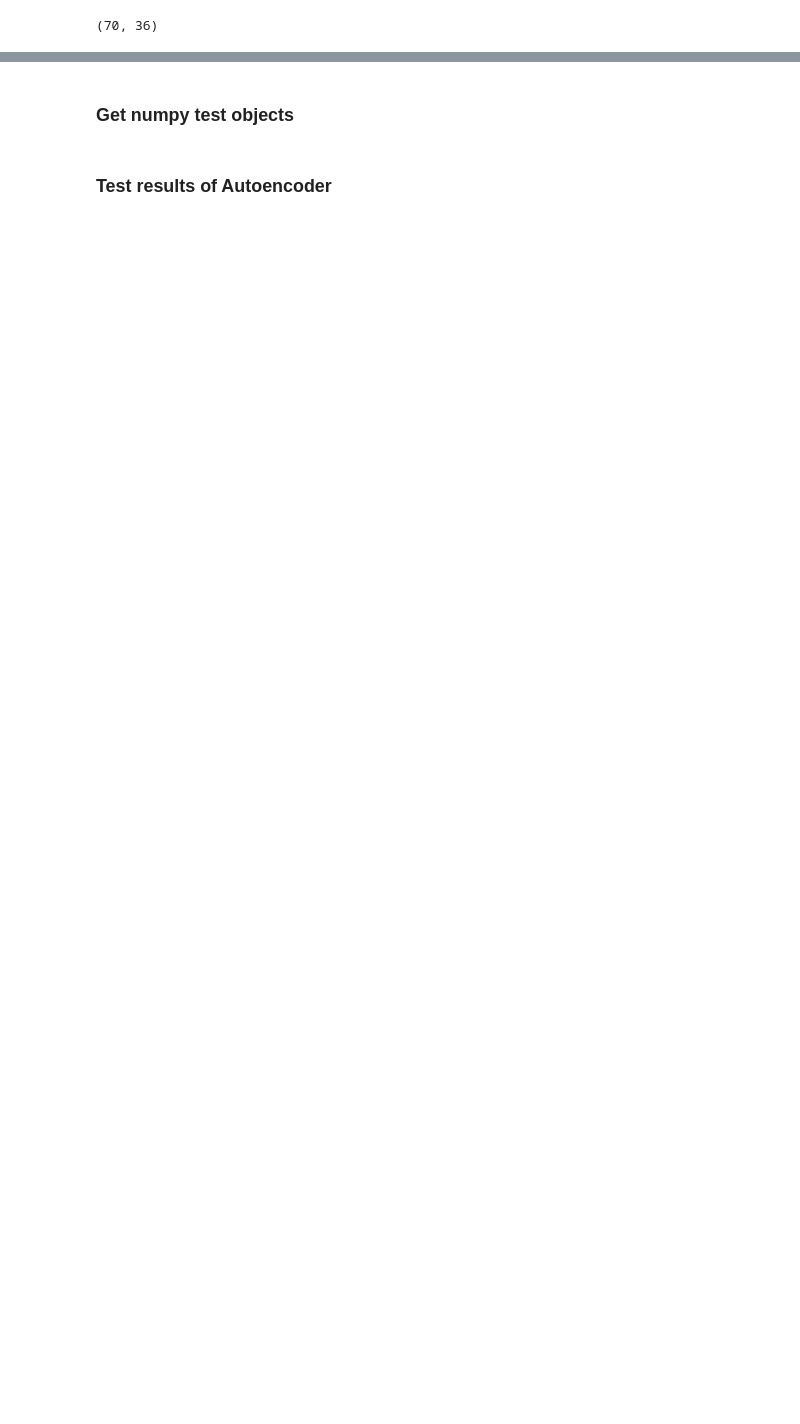
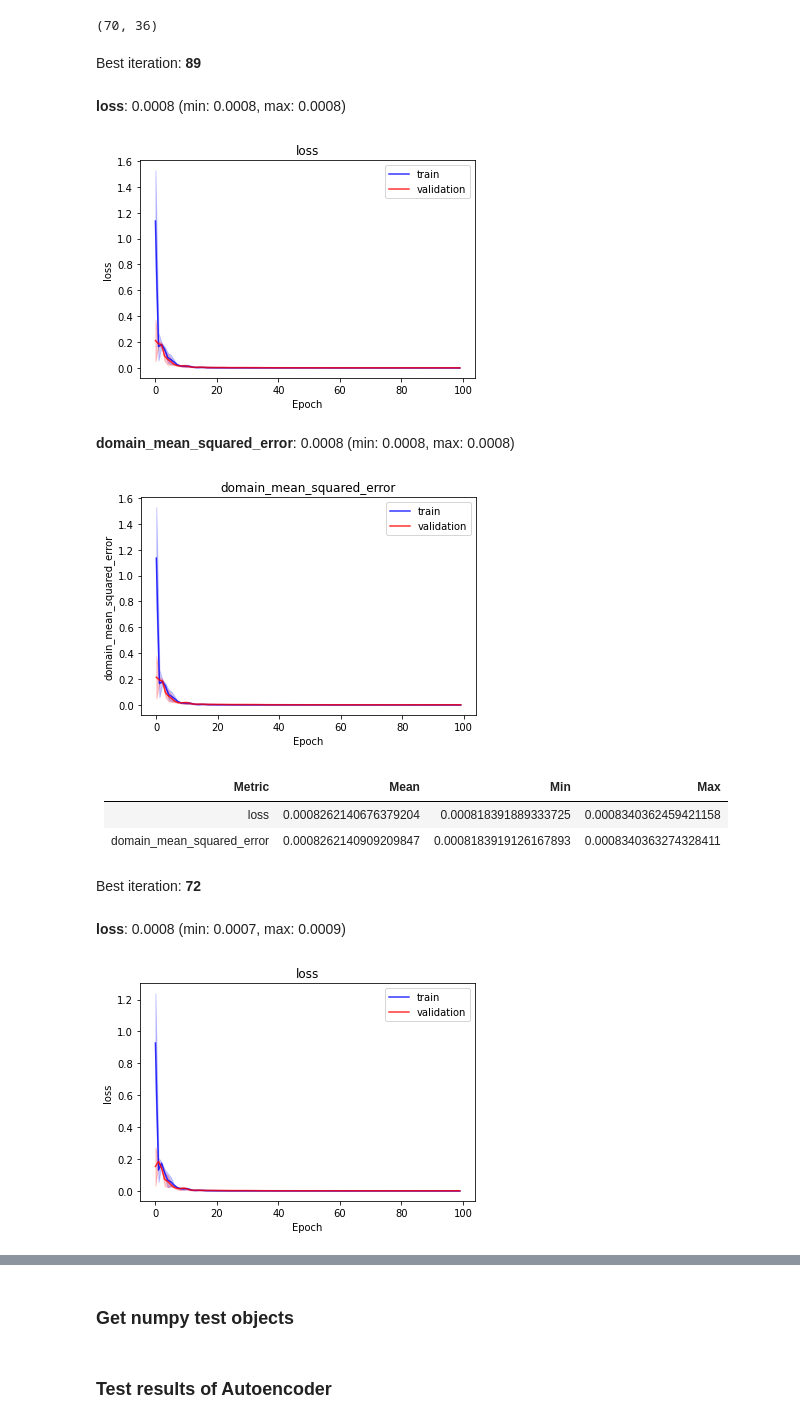
Before and after one commit to jorgemf/DeepLatentMicrobiome, a Jupyter notebook: model_LRandDense_transferLearningWaltersSubset.ipynb, the cells around one changed output, grey strips where cells are left out. Saved outputs shown, nothing was run; the diff lists cells and outputs as text; code cells hidden in the pictures; blank space fills up the shorter version.

```diff
--- a/model_LRandDense_transferLearningWaltersSubset.ipynb
+++ b/model_LRandDense_transferLearningWaltersSubset.ipynb
@@ -379,6 +396,12 @@ def make_cv_predictions(data, models):
     for m in models:
         all_predictions.append(m.predict(data))
     return np.mean(all_predictions, axis=0)
+# %%
+def make_cv_predictions_noEnsemble(data, models):
+    all_predictions = []
+    for m in models:
+        all_predictions.append(m.predict(data))
+    return all_predictions
 # %% [markdown]
 ### To predict latent space for samples in transfer learning Walters et al. subset
 # %%
@@ -431,0 +423,3 @@ array([[0.03330123, 0.2277106 , 0.3066631 , ..., 0.20512128, 0.16446823,
+# %%
+latents_transfer_learning_train = make_cv_predictions_noEnsemble(data_microbioma_transfer_learning_train, encoders)
+latents_transfer_learning_test = make_cv_predictions_noEnsemble(data_microbioma_transfer_learning_test, encoders)
@@ -500,10 +496,27 @@ data_domain_transfer_learning_train.shape
 # %% [output]
 (70, 36)
 # %%
-results_tl, models_tl = train_tl(model_fn_tl,
-                        latent_transfer_learning_train,
-                        data_domain_transfer_learning_train,
-                        folds=5,
-                        epochs=100,
-                        batch_size=16,
-                        verbose=-1)
+models_tl = []
+for l in latents_transfer_learning_train:
+    results_tl, model_tl = train_tl(model_fn_tl,
+                            l,
+                            data_domain_transfer_learning_train,
+                            folds=2,
+                            epochs=100,
+                            batch_size=16,
+                            verbose=-1)
+    print_results(results_tl)
+    models_tl.append(model_tl)
+# %% [output]
+<p>Best iteration: <b>89</b></p>
+<b>loss</b>: 0.0008 (min: 0.0008, max: 0.0008)
+[figure, added]
+<b>domain_mean_squared_error</b>: 0.0008 (min: 0.0008, max: 0.0008)
+[figure, added]
+| Metric           | Mean    | Min     | Max     |
+|:-----------------|--------:|--------:|--------:|
+| loss | 0.0008262140676379204 | 0.000818391889333725 | 0.0008340362459421158 |
+| domain_mean_squared_error | 0.0008262140909209847 | 0.0008183919126167893 | 0.0008340363274328411 |
+<p>Best iteration: <b>72</b></p>
+<b>loss</b>: 0.0008 (min: 0.0007, max: 0.0009)
+[figure, added]
```
Also changed, not shown: parts of 25 cells of this notebook, 1 other file.
